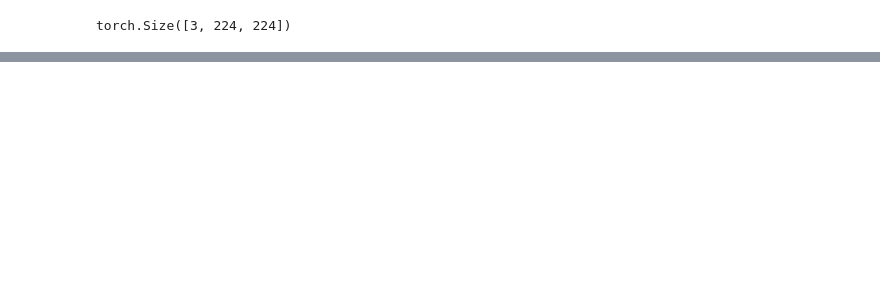
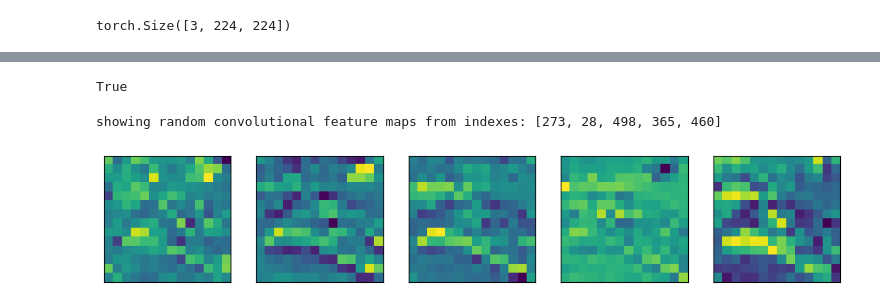
Before and after one commit to stanleyedward/vision_transformer_pytorch, a Jupyter notebook: main.ipynb, the cells around one changed output, grey strips where cells are left out. Drawn from its saved outputs; the diff is of its cells as text; code cells hidden in the pictures; blank space fills up the shorter version.

```diff
--- a/main.ipynb
+++ b/main.ipynb
@@ -245,0 +348,12 @@ torch.Size([3, 224, 224])
+# %%
+#create conv2d layer to turn image into patches of learnable feature mas (embeddings))
+from torch import nn
+#set the patchpisze
+patch_size = 16
+#create a conv2d layers with hyperparameters from the ViT paper
+conv2d = nn.Conv2d(in_channels=3,
+                   out_channels=768, #D size from table 1 for ViT-Base, embedding size
+                   kernel_size=patch_size,
+                   stride=patch_size,
+                   padding=0)
+conv2d
@@ -245,0 +370,4 @@ torch.Size([3, 224, 224])
+# %%
+#paass the image thorugh the conv layer
+image_out_of_conv = conv2d(image.unsqueeze(0)) #batchdimension  -> [batchsize, color channels, hieght, width]
+print(image_out_of_conv.shape)
@@ -245,0 +405,30 @@ torch.Size([3, 224, 224])
+# %%
+image_out_of_conv.requires_grad
+# %% [output]
+True
+# %%
+#plot random conv feature maps (embeddings)
+import random
+random_indexes = random.sample(range(0,768), k=5)
+print(f"showing random convolutional feature maps from indexes: {random_indexes}")
+
+# cretea a plot
+fig, axis = plt.subplots(
+    nrows=1,
+    ncols=5,
+    figsize=(12,12)
+)
+
+#plot rnadom image feature maps
+for i, index in enumerate(random_indexes):
+    image_conv_feature_map = image_out_of_conv[:, index, :, :]# index on the output tensor of the conv2d layer
+    axis[i].imshow(image_conv_feature_map.squeeze().detach().numpy())#remove batch dim #remove from grad tracking/ switch to numpy for matplotlib
+    axis[i].set(
+        xticklabels=[],
+        yticklabels=[],
+        xticks=[],
+        yticks=[]
+    )
+# %% [output]
+showing random convolutional feature maps from indexes: [273, 28, 498, 365, 460]
+[figure, added]
```
Also changed, not shown: parts of 22 cells of this notebook.
